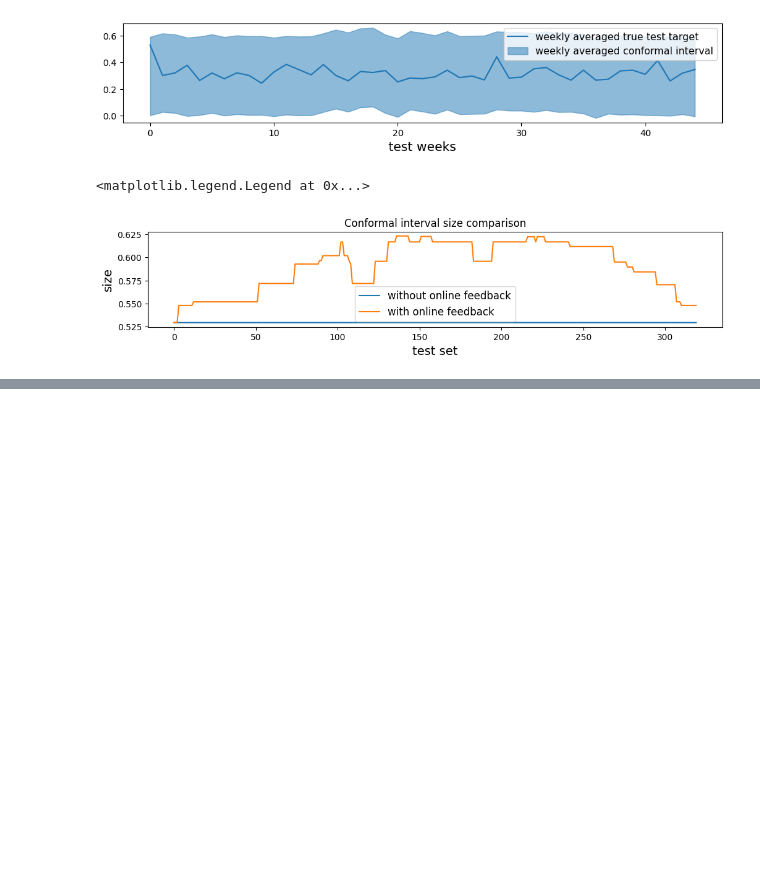
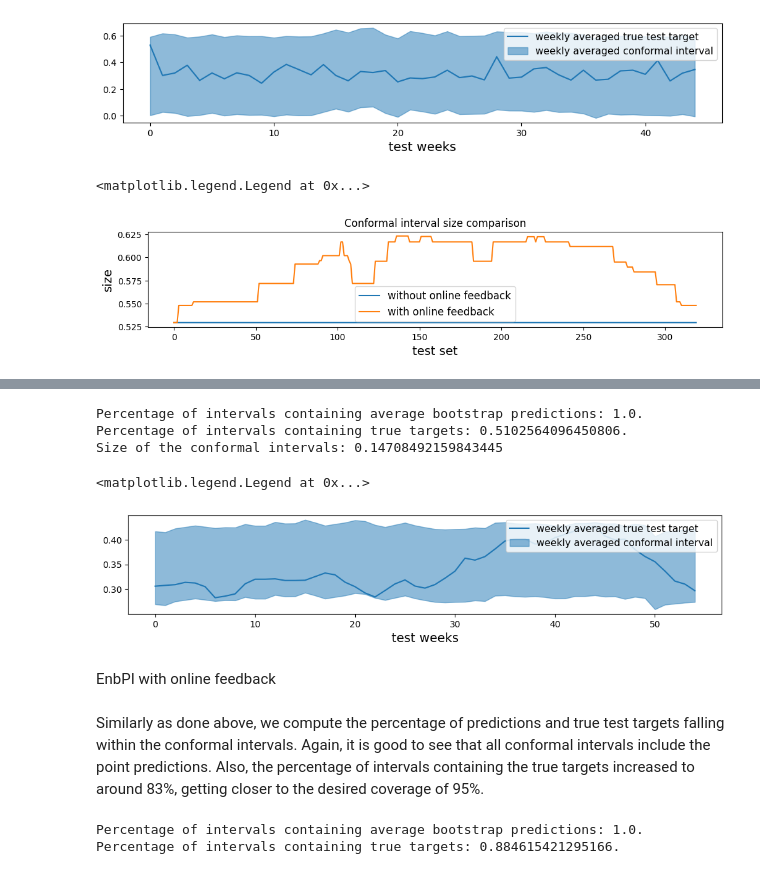
Before and after one commit to MarkoHaralovic/Prediction-of-Hotel-Occupancy, a Jupyter notebook: prediction-of-hotel-occupancy/notebooks/EnbPIs.ipynb, the cells around one changed output, grey strips where cells are left out. Drawn from its saved outputs; the diff is of its cells as text; code cells hidden in the pictures; blank space fills up the shorter version.

Commit message:
EnbPIs on daily arrivals/occupancy for both city and resort hotel

```diff
--- a/prediction-of-hotel-occupancy/notebooks/EnbPIs.ipynb
+++ b/prediction-of-hotel-occupancy/notebooks/EnbPIs.ipynb
@@ -154 +156,3 @@ daily_city_occupancy_data = pd.merge(daily_city_occupancy_data, portugal_holiday
 daily_city_occupancy_data['holiday'] = daily_city_occupancy_data['name'].notna()
+# %%
+daily_city_occupancy_data['workingday'] = daily_city_occupancy_data['datum'].dt.dayofweek.isin(range(5)) & ~daily_city_occupancy_data['holiday']
@@ -552,0 +641,7 @@ plt.legend(fontsize=12)
+# %%
+categorical_columns = ['icon','holiday','workingday']
+categories = [
+   ['clear-day', 'partly-cloudy-day', 'rain', 'cloudy'],
+   [False, True],
+   [False, True],
+   ]
@@ -552,0 +663,55 @@ plt.legend(fontsize=12)
+# %%
+bs_train_preds = np.zeros((n_bs_samples, X_train.shape[0]))
+bs_test_preds = np.zeros((n_bs_samples, X_test.shape[0]))
+for i, batch in enumerate(bs_train_data):
+    gbrt_pipeline.fit(*batch)
+    bs_train_preds[i] = gbrt_pipeline.predict(X_train)
+    bs_test_preds[i] = gbrt_pipeline.predict(X_test)
+# %%
+conformal_intervals = EnbPI().conformal_interval(
+    bootstrap_indices=bs_indices,
+    bootstrap_train_preds=bs_train_preds,
+    bootstrap_test_preds=bs_test_preds,
+    train_targets=y_train.values,
+    error=0.05,
+)
+# %%
+print(
+    "Percentage of intervals containing average bootstrap predictions: "
+    f"{prediction_interval_coverage_probability(*conformal_intervals.T, bs_test_preds.mean(0))}."
+)
+print(
+    "Percentage of intervals containing true targets: "
+    f"{prediction_interval_coverage_probability(*conformal_intervals.T, y_test.values)}."
+)
+print(f"Size of the conformal intervals: {np.diff(conformal_intervals)[0][0]}")
+# %% [output]
+Percentage of intervals containing average bootstrap predictions: 1.0.
+Percentage of intervals containing true targets: 0.5102564096450806.
+Size of the conformal intervals: 0.14708492159843445
+# %%
+def weakly_avg(x):
+    s = x.shape[0] // 7
+    x = x[: s * 7]
+    return x.reshape(7, s, *x.shape[1:]).mean(0)
+
+
+weekly_avg_test = weakly_avg(y_test.values)
+n_weeks = weekly_avg_test.shape[0]
+
+plt.figure(figsize=(12, 2))
+plt.plot(weakly_avg(y_test.values), label="weekly averaged true test target")
+plt.fill_between(
+    np.arange(n_weeks),
+    *weakly_avg(conformal_intervals).T,
+    alpha=0.5,
+    color="C0",
+    label="weekly averaged conformal interval",
+)
+plt.xlabel("test weeks", fontsize=14)
+plt.legend(fontsize=11, loc="upper right")
+# %% [output]
+<matplotlib.legend.Legend at 0x...>
+[figure, added]
+# %% [markdown]
+EnbPI with online feedback
@@ -552,0 +742,14 @@ plt.legend(fontsize=12)
+# %% [markdown]
+Similarly as done above, we compute the percentage of predictions and true test targets falling within the conformal intervals. Again, it is good to see that all conformal intervals include the point predictions. Also, the percentage of intervals containing the true targets increased to around 83%, getting closer to the desired coverage of 95%.
+# %%
+print(
+    "Percentage of intervals containing average bootstrap predictions: "
+    f"{prediction_interval_coverage_probability(*conformal_intervals2.T, bs_test_preds.mean(0))}."
+)
+print(
+    "Percentage of intervals containing true targets: "
+    f"{prediction_interval_coverage_probability(*conformal_intervals2.T, y_test.values)}."
+)
+# %% [output]
+Percentage of intervals containing average bootstrap predictions: 1.0.
+Percentage of intervals containing true targets: 0.884615421295166.
```
Also changed, not shown: parts of 41 cells of this notebook.
